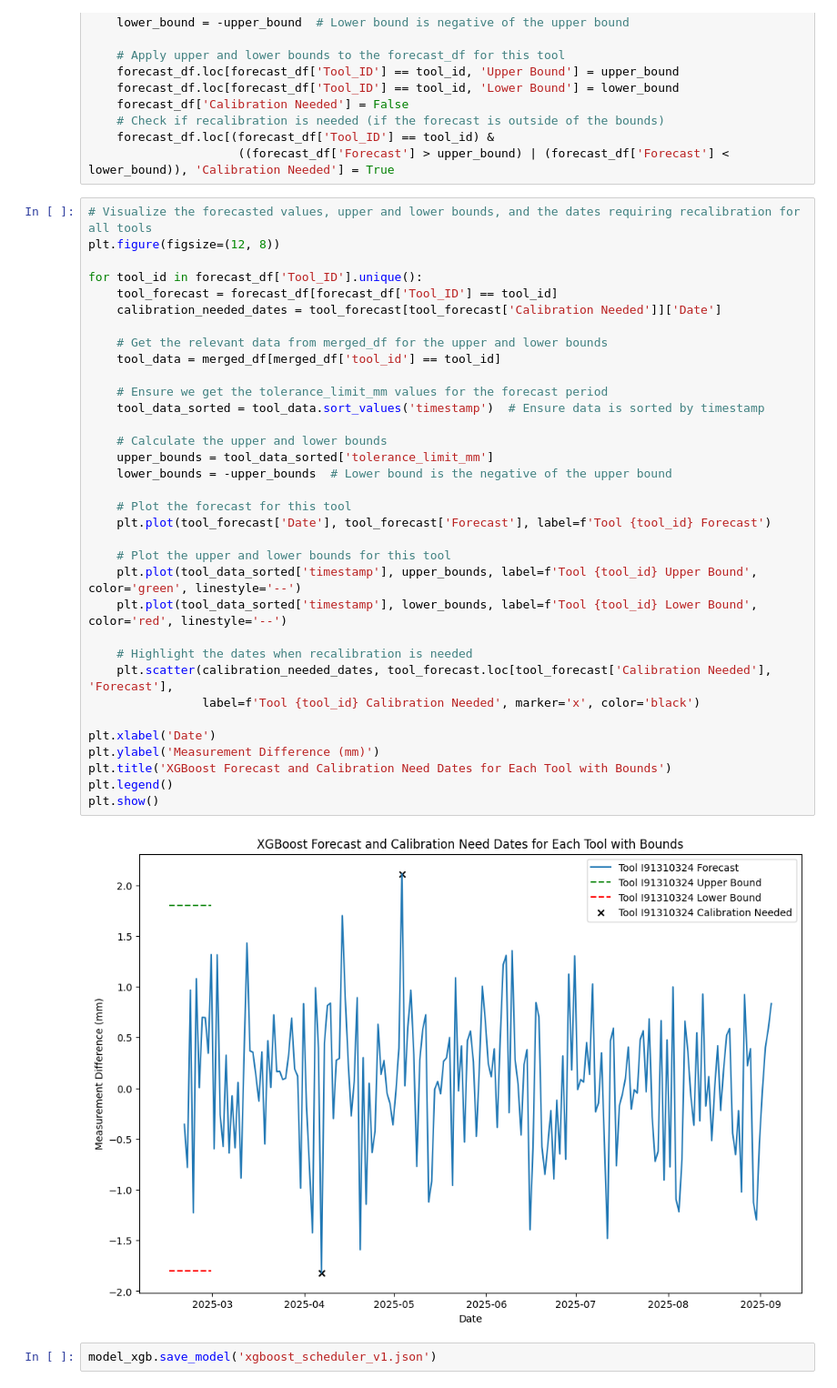
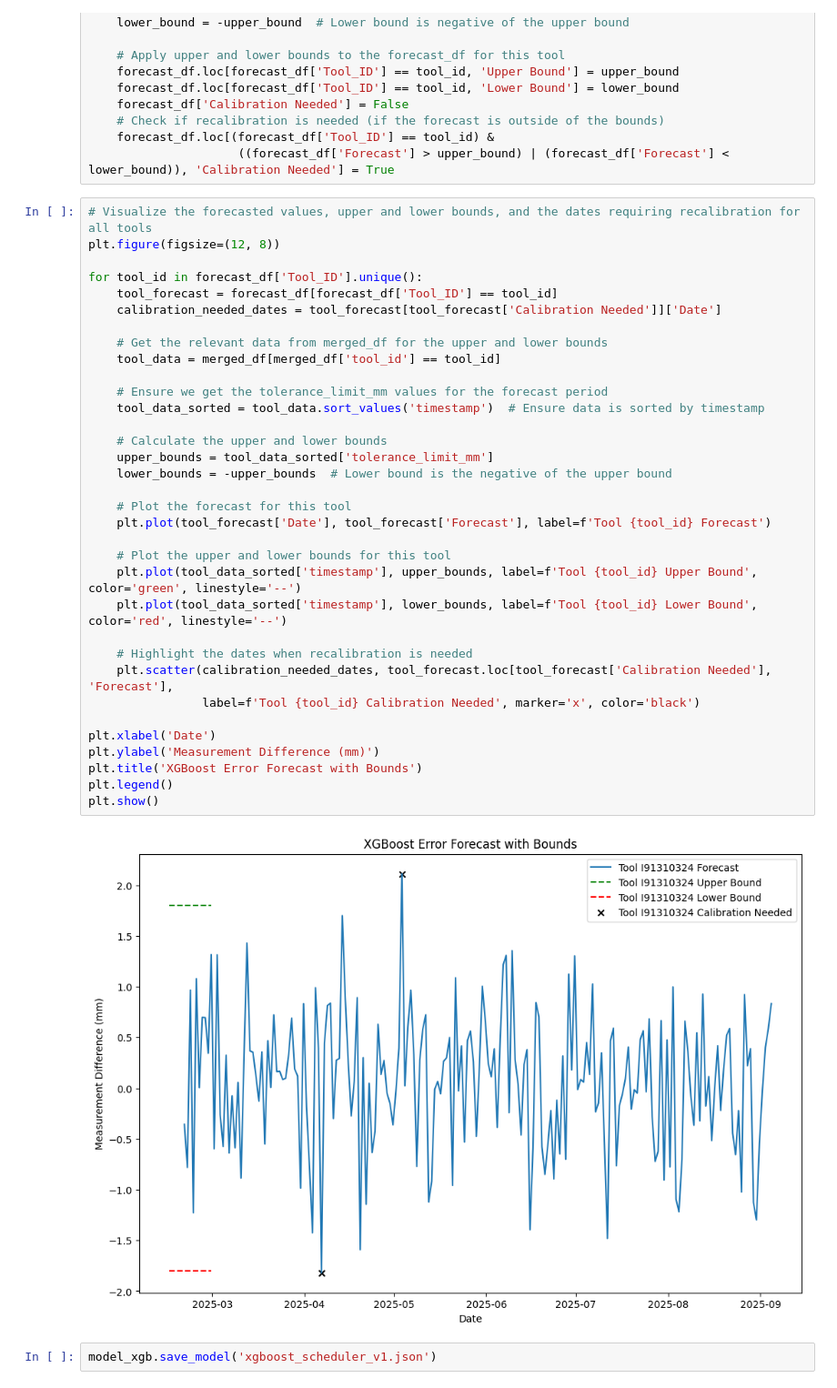
Before and after one commit to vittotedja/boschboard, a Jupyter notebook: model/xgboost_scheduler.ipynb, the cells around one changed output. Shown: that part at 91% size. Drawn from its saved outputs; the diff is of its cells as text.

```diff
--- a/model/xgboost_scheduler.ipynb
+++ b/model/xgboost_scheduler.ipynb
@@ -157,34 +166,34 @@ plt.figure(figsize=(12, 8))
 for tool_id in forecast_df['Tool_ID'].unique():
     tool_forecast = forecast_df[forecast_df['Tool_ID'] == tool_id]
     calibration_needed_dates = tool_forecast[tool_forecast['Calibration Needed']]['Date']
 
     # Get the relevant data from merged_df for the upper and lower bounds
     tool_data = merged_df[merged_df['tool_id'] == tool_id]
 
     # Ensure we get the tolerance_limit_mm values for the forecast period
     tool_data_sorted = tool_data.sort_values('timestamp')  # Ensure data is sorted by timestamp
 
     # Calculate the upper and lower bounds
     upper_bounds = tool_data_sorted['tolerance_limit_mm']
     lower_bounds = -upper_bounds  # Lower bound is the negative of the upper bound
 
     # Plot the forecast for this tool
     plt.plot(tool_forecast['Date'], tool_forecast['Forecast'], label=f'Tool {tool_id} Forecast')
 
     # Plot the upper and lower bounds for this tool
     plt.plot(tool_data_sorted['timestamp'], upper_bounds, label=f'Tool {tool_id} Upper Bound', color='green', linestyle='--')
     plt.plot(tool_data_sorted['timestamp'], lower_bounds, label=f'Tool {tool_id} Lower Bound', color='red', linestyle='--')
 
     # Highlight the dates when recalibration is needed
     plt.scatter(calibration_needed_dates, tool_forecast.loc[tool_forecast['Calibration Needed'], 'Forecast'],
                 label=f'Tool {tool_id} Calibration Needed', marker='x', color='black')
 
 plt.xlabel('Date')
 plt.ylabel('Measurement Difference (mm)')
-plt.title('XGBoost Forecast and Calibration Need Dates for Each Tool with Bounds')
+plt.title('XGBoost Error Forecast with Bounds')
 plt.legend()
 plt.show()
 # %% [output]
-[figure, old version]
+[figure, new version]
 # %%
 model_xgb.save_model('xgboost_scheduler_v1.json')
```
Also changed, not shown: parts of 1 cell of this notebook.
